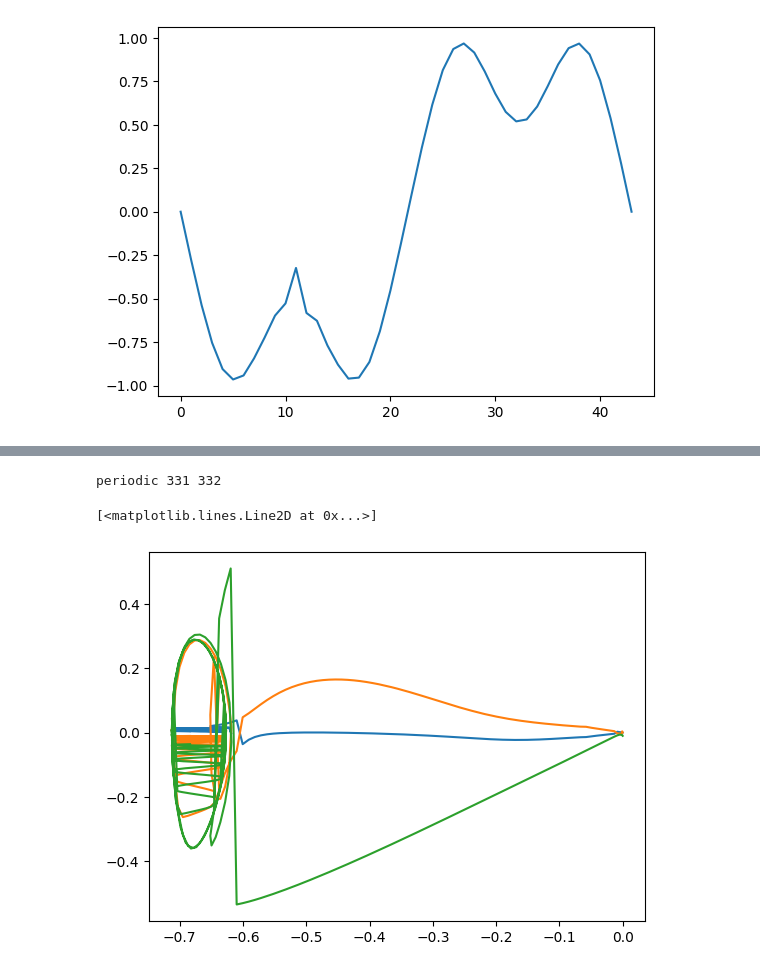
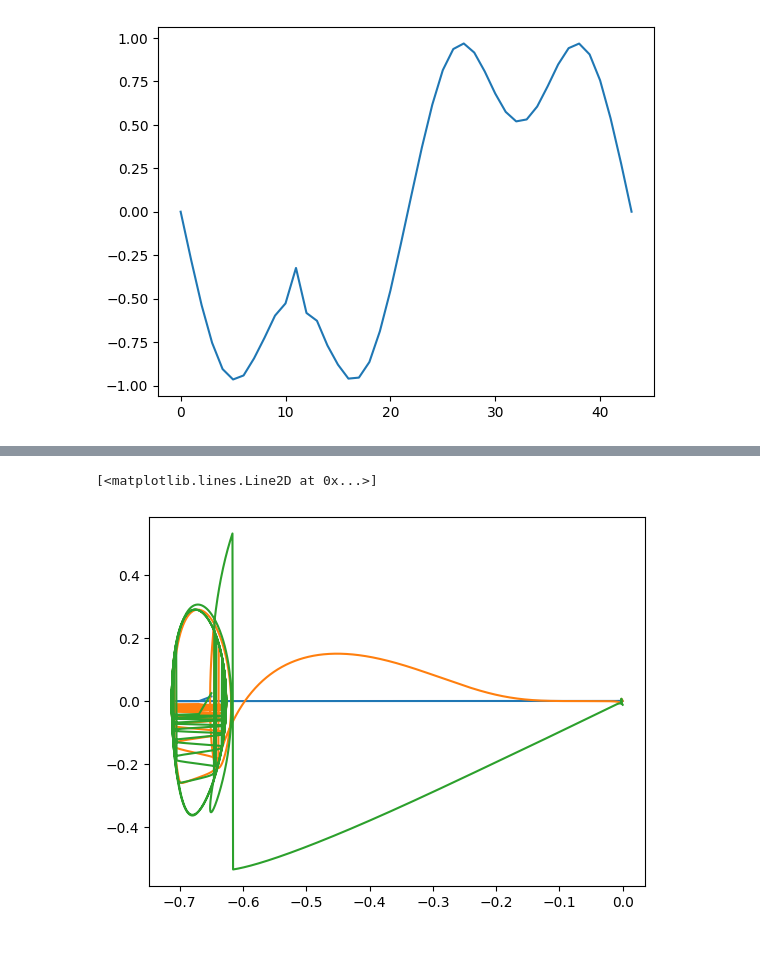
Before and after one commit to znicolaou/snakingoscillators, a Jupyter notebook: sh/sh.ipynb, the cells around one changed output, grey strips where cells are left out. Cells and saved outputs as stored; diff of their text form; code cells hidden in the pictures.

```diff
--- a/sh/sh.ipynb
+++ b/sh/sh.ipynb
@@ -264,59 +264,10 @@ Text(0, 0.5, '$|u|$')
-# %%
-sols = np.load("odd_sols.npy")
-pars = np.load("odd_pars.npy")
-evals=[]
-evecs=[]
-
-for i in range(len(sols)):
-    print("periodic", i, len(sols), end="\r")
-    t, u = sols[i].T
-    b1, b3, b5, T, norm = pars[i]
-    u = u[:-1:5]
-    t = t[:-1:5]
-    t = T * t
-    u = np.concatenate([u, -np.flip(u)[1:]])
-    t = np.concatenate([t, t[-1] + np.cumsum(np.flip(np.diff(t)))])
-
-
-    ds = [1, 2, 3, 4]
-    dx = np.zeros((len(ds), len(t), len(t)))
-    for k in range(len(ds)):
-        fd = ps.FiniteDifference(d=ds[k], axis=0, order=10, periodic=True)
-        interior_coeffs = fd._coefficients(t)
-        interior_inds = fd.stencil_inds
-        slice_interior = slice((fd.n_stencil - 1) // 2, -(fd.n_stencil - 1) // 2)
-        slice_boundary = np.concatenate(
-            [
-                np.arange(0, (fd.n_stencil - 1) // 2),
-                -np.flip(1 + np.arange(1, (fd.n_stencil - 1) // 2)),
-                np.array([-1]),
-            ]
-        )
-        boundary_coeffs = fd._coefficients_boundary_periodic(t)
-        boundary_inds = fd.stencil_inds
-
-        for i in range(len(interior_inds)):
-            dx[k][slice_interior][
-                np.arange(len(interior_inds[i])), interior_inds[i]
-            ] = interior_coeffs[:, i].T
-        for j in slice_boundary:
-            for i in range(len(boundary_inds)):
-                dx[k][j][boundary_inds[i,j]] = boundary_coeffs[j, i]
-
-    vals, vecs = np.linalg.eig(
-        (b1-1 + 3 * b3 * u**2 - 5 * b5 * u**4)
-        * np.eye(len(t))
-        - 2 * dx[1]
-        - dx[3]
-    )
-    evals = evals + [vals]
-    evecs = evecs + [vecs]
-# %% [output]
-periodic 331 332
-# %%
-plt.plot(pars[:,0],np.real(np.array(evals)[tuple([np.arange(len(evals)),np.argsort(np.abs(evals),axis=1)[:,0]])]))
-plt.plot(pars[:,0],np.real(np.array(evals)[tuple([np.arange(len(evals)),np.argsort(np.abs(evals),axis=1)[:,1]])]))
-plt.plot(pars[:,0],np.real(np.array(evals)[tuple([np.arange(len(evals)),np.argsort(np.abs(evals),axis=1)[:,2]])]))
-# %% [output]
-[<matplotlib.lines.Line2D at 0x...>]
-[figure, removed]
+# %%
+sols = np.load("odd_sols.npy")
+pars = np.load("odd_pars.npy")
+evals=np.load('odd_evals.npy')
+plt.plot(pars[:,0],np.real(np.array(evals)[tuple([np.arange(len(evals)),np.argsort(np.abs(evals),axis=1)[:,0]])]))
+plt.plot(pars[:,0],np.real(np.array(evals)[tuple([np.arange(len(evals)),np.argsort(np.abs(evals),axis=1)[:,1]])]))
+plt.plot(pars[:,0],np.real(np.array(evals)[tuple([np.arange(len(evals)),np.argsort(np.abs(evals),axis=1)[:,2]])]))
+# %% [output]
+[<matplotlib.lines.Line2D at 0x...>]
+[figure, added]
```
Also changed, not shown: parts of 2 cells of this notebook, 6 other files.
